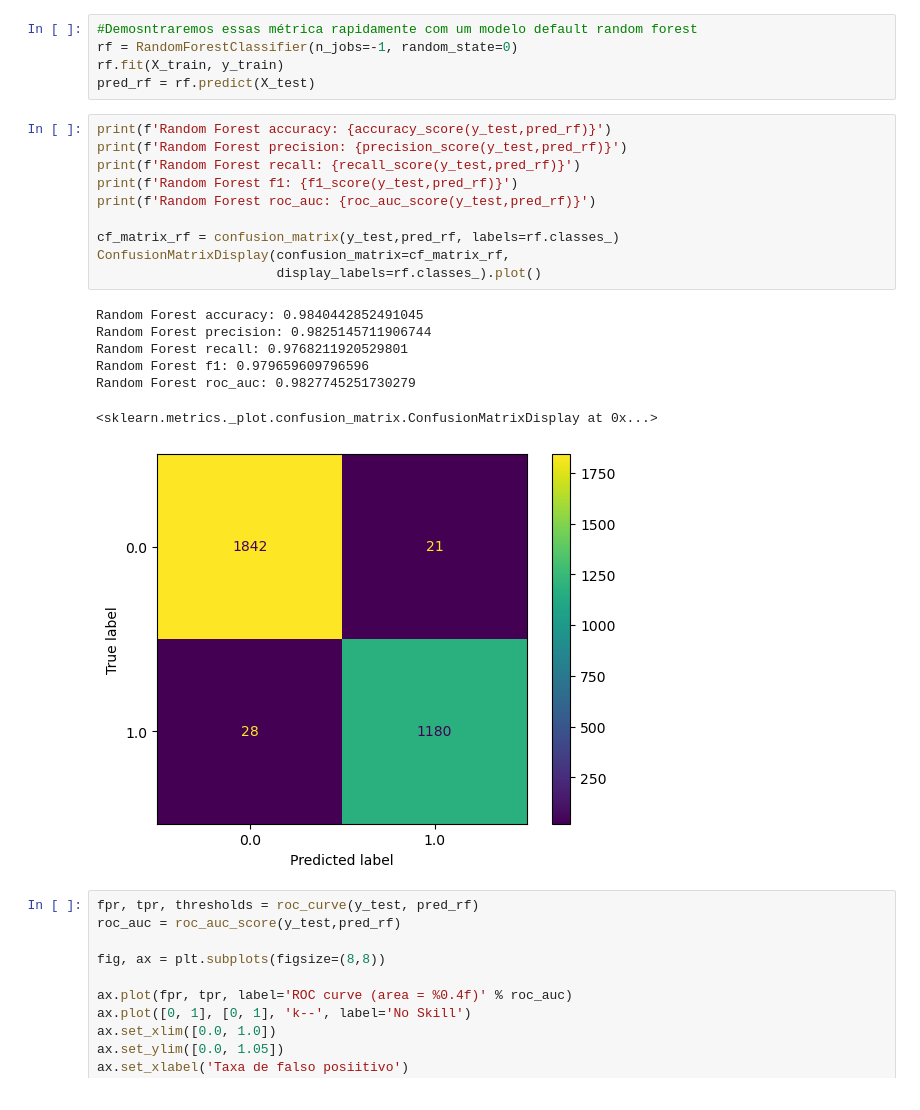
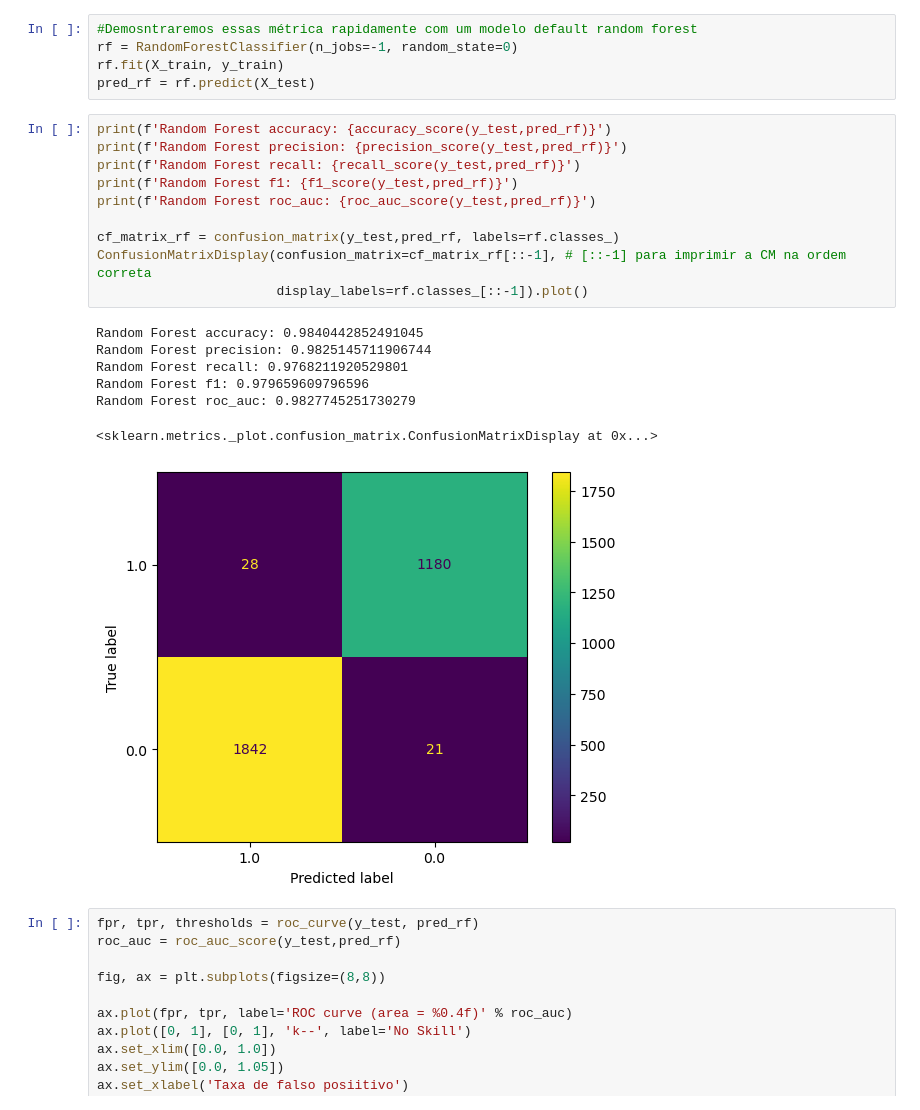
Before and after one commit to guikastner/PythonProjectPPGold, a Jupyter notebook: LDS_classificacao_metricas.ipynb, the cells around one changed output. Saved outputs shown, nothing was run; the diff lists cells and outputs as text.

```diff
--- a/LDS_classificacao_metricas.ipynb
+++ b/LDS_classificacao_metricas.ipynb
@@ -122,21 +122,21 @@ pred_rf = rf.predict(X_test)
 # %%
 print(f'Random Forest accuracy: {accuracy_score(y_test,pred_rf)}')
 print(f'Random Forest precision: {precision_score(y_test,pred_rf)}')
 print(f'Random Forest recall: {recall_score(y_test,pred_rf)}')
 print(f'Random Forest f1: {f1_score(y_test,pred_rf)}')
 print(f'Random Forest roc_auc: {roc_auc_score(y_test,pred_rf)}')
 
 cf_matrix_rf = confusion_matrix(y_test,pred_rf, labels=rf.classes_)
-ConfusionMatrixDisplay(confusion_matrix=cf_matrix_rf,
-                       display_labels=rf.classes_).plot()
+ConfusionMatrixDisplay(confusion_matrix=cf_matrix_rf[::-1], # [::-1] para imprimir a CM na ordem correta
+                       display_labels=rf.classes_[::-1]).plot()
 # %% [output]
 Random Forest accuracy: 0.9840442852491045
 Random Forest precision: 0.9825145711906744
 Random Forest recall: 0.9768211920529801
 Random Forest f1: 0.979659609796596
 Random Forest roc_auc: 0.9827745251730279
 <sklearn.metrics._plot.confusion_matrix.ConfusionMatrixDisplay at 0x...>
-[figure, old version]
+[figure, new version]
 # %%
 fpr, tpr, thresholds = roc_curve(y_test, pred_rf)
 roc_auc = roc_auc_score(y_test,pred_rf)
```
Also changed, not shown: 1 other file.
